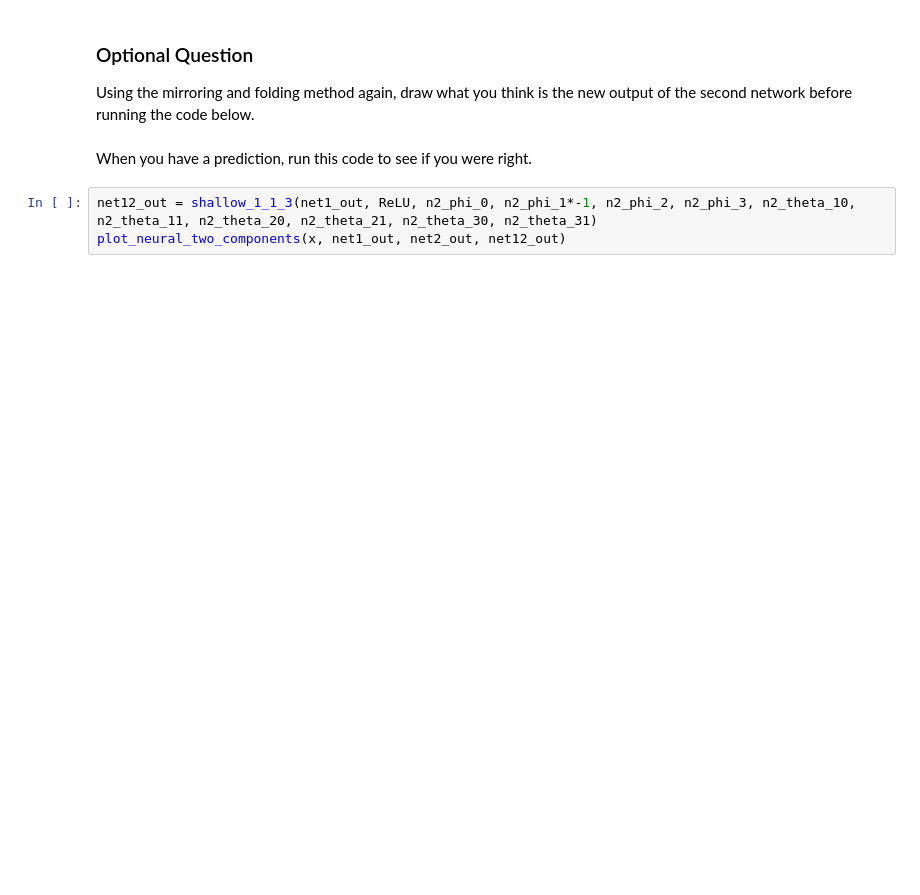
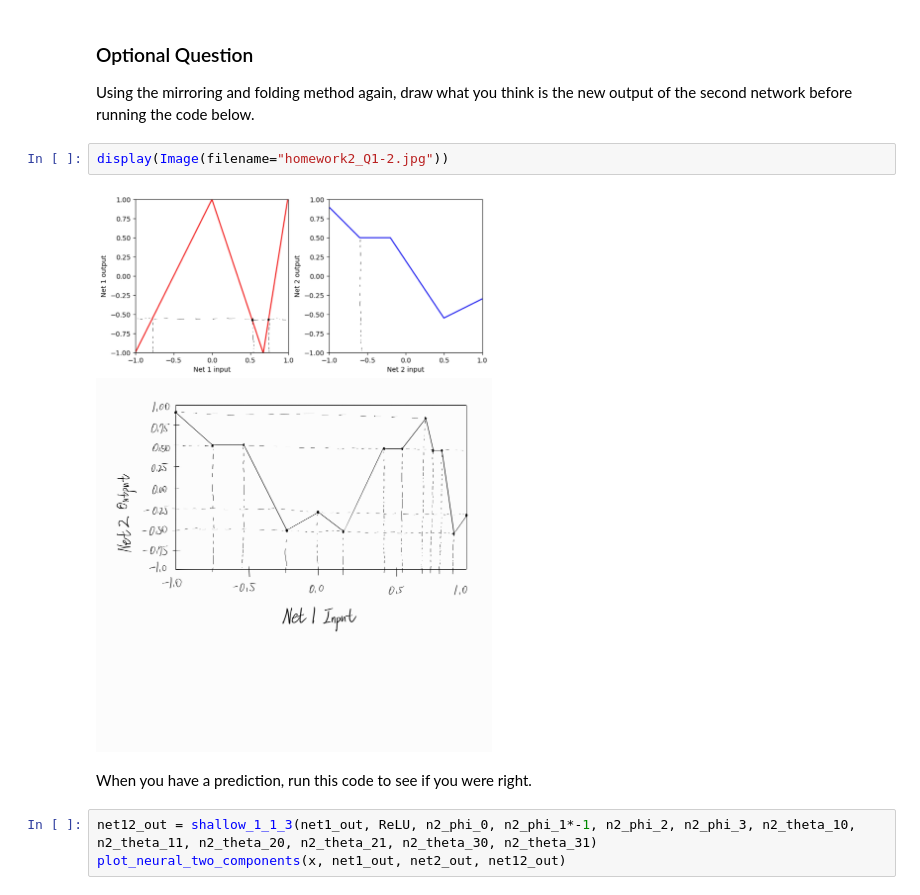
Before and after one commit to aaaaallentsai/DL-2026-Spring, a Jupyter notebook: hw/hw2/hw2_part2_deep_networks.ipynb, the cells around one changed output. Drawn from its saved outputs; the diff is of its cells as text; blank space fills up the shorter version.

```diff
--- a/hw/hw2/hw2_part2_deep_networks.ipynb
+++ b/hw/hw2/hw2_part2_deep_networks.ipynb
@@ -144,6 +151,10 @@ plot_neural_two_components(x, net1_out, net2_out)
 ### Optional Question
 
 Using the mirroring and folding method again, draw what you think is the new output of the second network before running the code below.
+# %%
+display(Image(filename="homework2_Q1-2.jpg"))
+# %% [output]
+[figure, added]
 # %% [markdown]
 When you have a prediction, run this code to see if you were right.
 # %%
```
Also changed, not shown: parts of 17 cells of this notebook, 3 other files.
